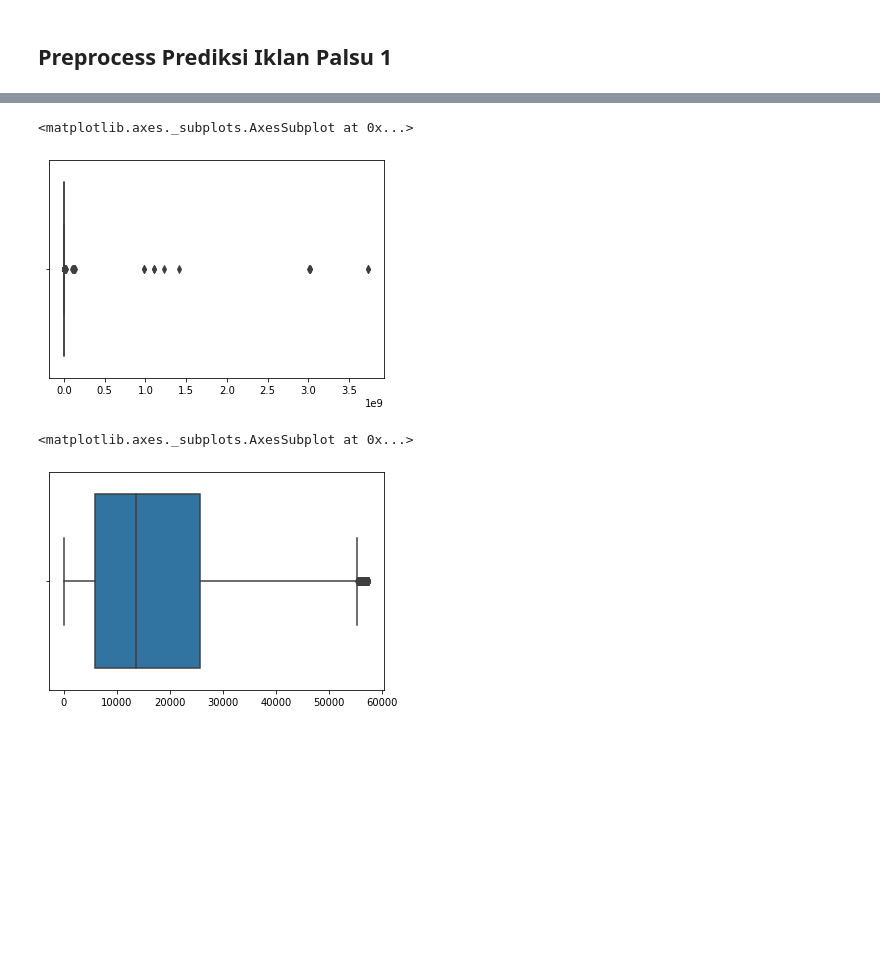
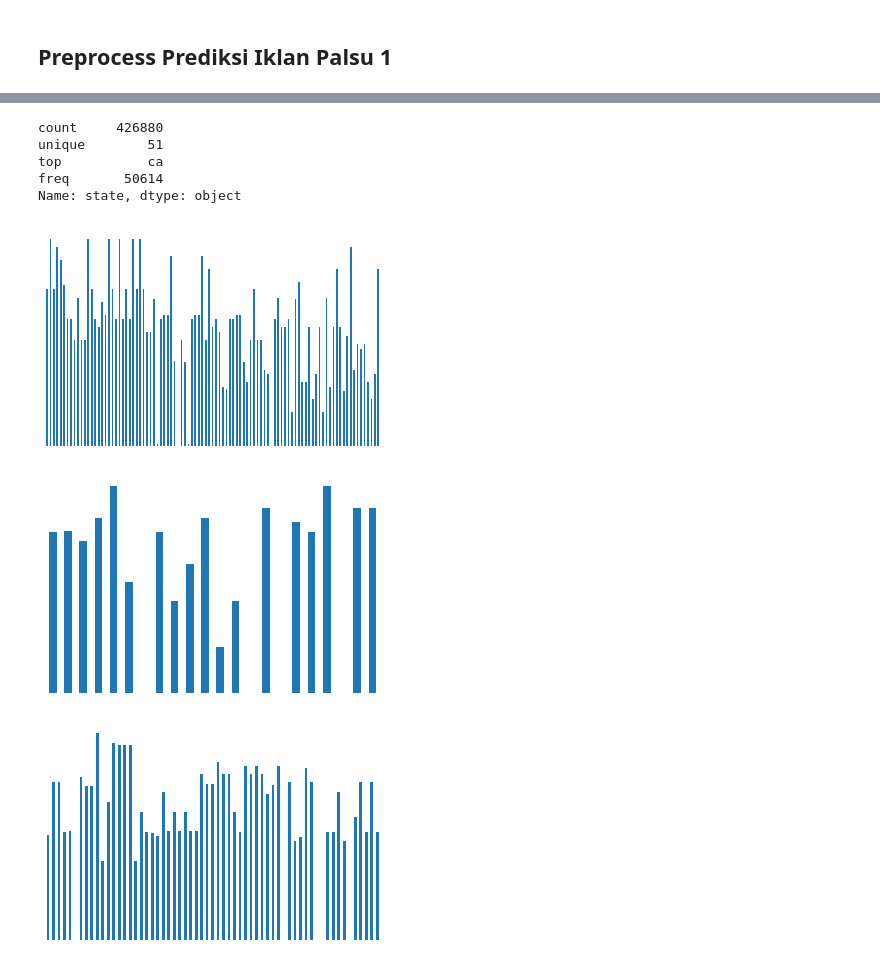
Before and after one commit to aulia-adil/craiglist-sales, a Jupyter notebook: Proyek_Akhir_KASDD.ipynb, the cells around one changed output, grey strips where cells are left out. Saved outputs shown, nothing was run; the diff lists cells and outputs as text; code cells hidden in the pictures; blank space fills up the shorter version.

```diff
--- a/Proyek_Akhir_KASDD.ipynb
+++ b/Proyek_Akhir_KASDD.ipynb
@@ -512,11 +569,14 @@ cek_null(pd.DataFrame(X_test))
 # %%
 a = data["price"].to_frame()
-display(sns.boxplot(x=a.to_numpy()))
-plt.show()
-b = clean_outlier(a)
-display(sns.boxplot(x=b.to_numpy()))
+
+a = a.loc[data['price'] < 10000]
+# display(sns.boxplot(x=a.to_numpy()))
+# plt.show()
+# b = clean_outlier(a)
+# b.describe()
+# plt.figure
+plt.figure(figsize=(20, 20))
+a["price"].hist(bins=100)
+# display(a.describe()["price"]["count"]/data.shape[0])
+# display(sns.boxplot(x=b.to_numpy()))
+# a.hist(bins=10**7)
-# %% [output]
-<matplotlib.axes._subplots.AxesSubplot at 0x...>
-[figure, removed]
-<matplotlib.axes._subplots.AxesSubplot at 0x...>
-[figure, removed]
@@ -522,0 +592,35 @@ display(sns.boxplot(x=b.to_numpy()))
+# %%
+data["state"].describe()
+# %% [output]
+count     426880
+unique        51
+top           ca
+freq       50614
+Name: state, dtype: object
+# %%
+lst1 = ['pickup', 'truck', 'sedan']
+manufacturer = "ford"
+title_status = "clean"
+transmission = "automatic"
+state = "ca"
+year = 2012
+a = data.copy()
+# a = data.loc[data["manufacturer"] == manufacturer]
+a = a.loc[a["title_status"] == title_status]
+a = a.loc[a["year"] == year]
+a = a.loc[a["state"] == state]
+a = a.loc[a["transmission"] == transmission]
+a = a.loc[a["manufacturer"] == manufacturer]
+for i in lst1:
+  b = a.loc[a["type"] == i]
+  b["price"].plot.bar()
+  plt.axis("off")
+  # b["price"].hist(bins=50)
+  # sns.boxplot(x=b["price"])
+  # sns.scatterplot(data=b, x="price", y="odometer")
+  # display(b.loc[:, ["price", "odometer"]].corr())
+  plt.show()
+# %% [output]
+[figure, added]
+[figure, added]
+[figure, added]
```
Also changed, not shown: parts of 13 cells of this notebook.
